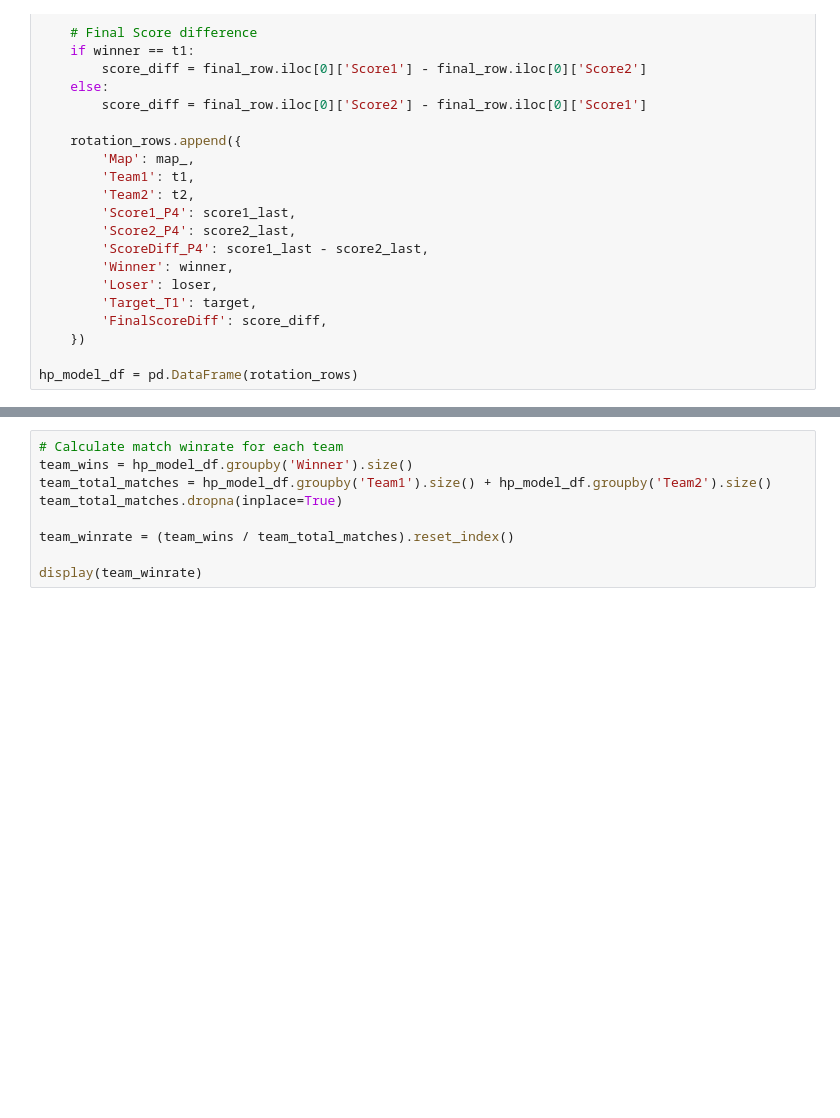
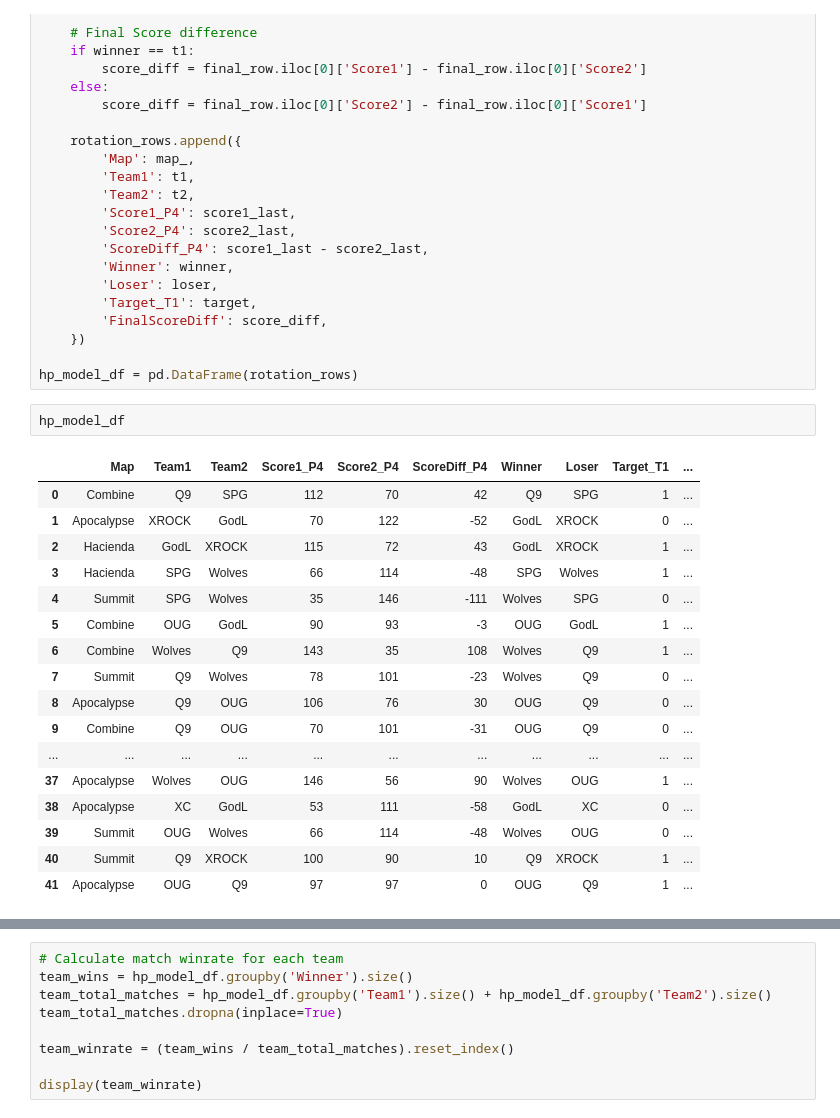
Before and after one commit to anshxl/codm-analytics, a Jupyter notebook: Notebooks/hp-stats.ipynb, the cells around one changed output, grey strips where cells are left out. Cells and saved outputs as stored; diff of their text form; blank space fills up the shorter version.

```diff
--- a/Notebooks/hp-stats.ipynb
+++ b/Notebooks/hp-stats.ipynb
@@ -347,3 +392,23 @@ for (date, map_, t1, t2), group in df_masters.groupby(['Date', 'Map', 'Team1', '
     })
 
 hp_model_df = pd.DataFrame(rotation_rows)
+# %%
+hp_model_df
+# %% [output]
+|  | Map | Team1 | Team2 | Score1_P4 | Score2_P4 | ScoreDiff_P4 | Winner | Loser | Target_T1 | ... |
+| 0 | Combine | Q9 | SPG | 112 | 70 | 42 | Q9 | SPG | 1 | ... |
+| 1 | Apocalypse | XROCK | GodL | 70 | 122 | -52 | GodL | XROCK | 0 | ... |
+| 2 | Hacienda | GodL | XROCK | 115 | 72 | 43 | GodL | XROCK | 1 | ... |
+| 3 | Hacienda | SPG | Wolves | 66 | 114 | -48 | SPG | Wolves | 1 | ... |
+| 4 | Summit | SPG | Wolves | 35 | 146 | -111 | Wolves | SPG | 0 | ... |
+| 5 | Combine | OUG | GodL | 90 | 93 | -3 | OUG | GodL | 1 | ... |
+| 6 | Combine | Wolves | Q9 | 143 | 35 | 108 | Wolves | Q9 | 1 | ... |
+| 7 | Summit | Q9 | Wolves | 78 | 101 | -23 | Wolves | Q9 | 0 | ... |
+| 8 | Apocalypse | Q9 | OUG | 106 | 76 | 30 | OUG | Q9 | 0 | ... |
+| 9 | Combine | Q9 | OUG | 70 | 101 | -31 | OUG | Q9 | 0 | ... |
+| ... | ... | ... | ... | ... | ... | ... | ... | ... | ... | ... |
+| 37 | Apocalypse | Wolves | OUG | 146 | 56 | 90 | Wolves | OUG | 1 | ... |
+| 38 | Apocalypse | XC | GodL | 53 | 111 | -58 | GodL | XC | 0 | ... |
+| 39 | Summit | OUG | Wolves | 66 | 114 | -48 | Wolves | OUG | 0 | ... |
+| 40 | Summit | Q9 | XROCK | 100 | 90 | 10 | Q9 | XROCK | 1 | ... |
+| 41 | Apocalypse | OUG | Q9 | 97 | 97 | 0 | OUG | Q9 | 1 | ... |
```
Also changed, not shown: parts of 8 cells of this notebook, 15 other files.
